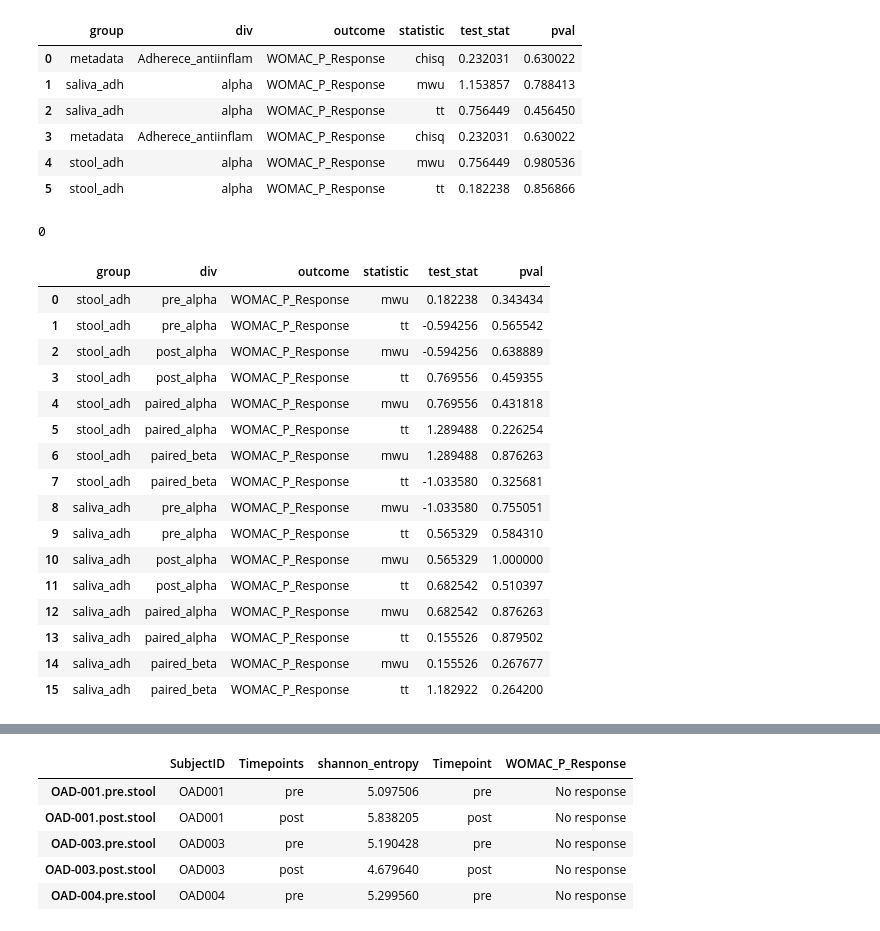
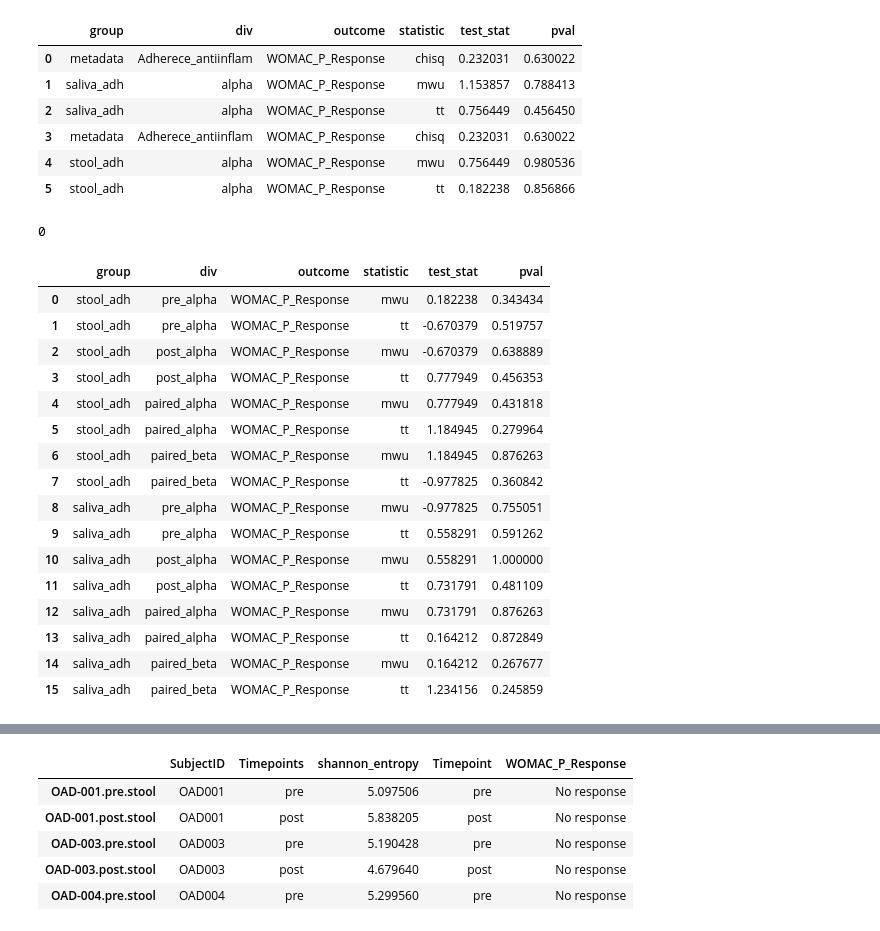
Before and after one commit to kbpi314/oa, a Jupyter notebook: code/oa_v4.ipynb, the cells around one changed output, grey strips where cells are left out. Cells and saved outputs as stored; diff of their text form; code cells hidden in the pictures.

```diff
--- a/code/oa_v4.ipynb
+++ b/code/oa_v4.ipynb
@@ -67,8 +67,11 @@ for t in type_to_ST:
     df_map_type = df_map_type.dropna(how='all',axis=1)
 
     # drop VAD OA 015 because misdx with PsA not OA
+    # drop OAD007 in saliva bc possible contaminants
     if t == 'saliva':
         df_map_type = df_map_type.drop(['VAOAD-015.pre.saliva','VAOAD-015.post.saliva'])
+        # df_map_type = df_map_type.drop(['OAD-007.pre.saliva','OAD-007.post.saliva'])
+
     if t == 'stool':
         df_map_type = df_map_type.drop(['VAOAD-015.pre.stool','VAOAD-015.post.stool'])
 
@@ -82,12 +85,19 @@ for t in type_to_ST:
     df_q2_type.to_csv(path + 'inputs/qiime_mapping_file_' + t + '.tsv', sep='\t')
     df_q2_type = df_q2_type[df_q2_type['Adherece_antiinflam'].isin(['Moderate adherence', 'High adherence','categorical'])]
     df_q2_type.to_csv(path + 'inputs/qiime_mapping_file_' + t + '_adh.tsv', sep='\t')
-    df_q2_type = df_q2_type[df_q2_type['Adherece_antiinflam'].isin(['Moderate adherence', 'High adherence','categorical'])]
+
+    # split by response category
     df_q2_resp = df_q2_type[df_q2_type['WOMAC_P_Response'].isin(['categorical', 'Response'])]
     df_q2_resp.to_csv(path + 'inputs/qiime_mapping_file_' + t + '_adh_response.tsv', sep='\t')
     df_q2_nonresp = df_q2_type[df_q2_type['WOMAC_P_Response'].isin(['categorical', 'No response'])]
     df_q2_nonresp.to_csv(path + 'inputs/qiime_mapping_file_' + t + '_adh_noresponse.tsv', sep='\t')
 
+    # split by timepoint
+    df_q2_pre = df_q2_type[df_q2_type['Timepoint'].isin(['pre','categorical'])]
+    df_q2_pre.to_csv(path + 'inputs/qiime_mapping_file_' + t + '_adh_pre.tsv', sep='\t')
+    df_q2_post = df_q2_type[df_q2_type['Timepoint'].isin(['post', 'categorical'])]
+    df_q2_post.to_csv(path + 'inputs/qiime_mapping_file_' + t + '_adh_post.tsv', sep='\t')
+
 type_to_df_map['stool'].head()
 # %% [output]
 |  | BarcodeSequence | LinkerPrimerSequence | Separate | Timepoint | Together | ContactEmail | ContactName | ... |
@@ -355,7 +365,7 @@ for g in g_test:
         id_0, id_1 = pair_to_ids[p]
         pair_to_dist[p] = df_beta.loc[id_0, id_1]
 
-    df_paired_beta = pd.DataFrame.from_dict(pair_to_dist, orient='index', columns=['Unweighted_Unifrac'])
+    df_paired_beta = pd.DataFrame.from_dict(pair_to_dist, orient='index', columns=['Bray_Curtis'])
     g_to_dfd[g]['paired_beta'] = df_paired_beta
 
 g_to_dfd['stool_adh']['paired_beta'].head()
@@ -494,7 +504,7 @@ d_to_metric = {
     'pre_alpha': 'shannon_entropy',
     'post_alpha': 'shannon_entropy',
     'paired_alpha': 'shannon_entropy_diff',
-    'paired_beta': 'Unweighted_Unifrac',
+    'paired_beta': 'Bray_Curtis' # 'Unweighted_Unifrac',
 }
 group_var = 'Adherece_antiinflam'
 
@@ -594,8 +604,9 @@ for g in g_test:
             arr = append_results(arr, [g,d,o,'mwu',t,p])
 
             t, p = scipy.stats.ttest_ind(df_merge[df_merge[o] == 'Response'][div_metric].values,
-                                            df_merge[df_merge[o] == 'No response'][div_metric].values,
-                                            nan_policy='omit')
+                                         df_merge[df_merge[o] == 'No response'][div_metric].values,
+                                         nan_policy='omit',
+                                         equal_var=False)
 
             arr = append_results(arr, [g,d,o,'tt',t,p])
 
@@ -603,48 +614,48 @@ for g in g_test:
         dfd_to_merge[g][d] = df_merge
 
         # export to Q2
         df_q2_type = df_merge.set_index(['Together'])
         q2_row = pd.Series(data=['categorical' for i in range(len(df_merge.columns))],
                            index=list(df_merge.columns.values), dtype=str, name='#q2:types')
         df_q2_type = pd.concat([q2_row.to_frame().T, df_q2_type])
         df_q2_type.index.name = '#SampleID'
         df_q2_type.index = df_q2_type.index.map(lambda x: x.split('.guma')[0])
         # df_q2_type.to_csv(path + 'inputs/qiime_mapping_file_' + d + '_' + g + '_outcomes.tsv', sep='\t')
 
 df_results = pd.DataFrame.from_dict({
     'group': gs,
     'div': ds,
     'outcome': os,
     'statistic': stats,
     'test_stat': ts,
     'pval': ps
 })
 # df_results.to_csv(path + 'outputs/df_results_diff.tsv', sep='\t')
 
 # df_results.head()
 # the div==alpha results test whether pre-alpha div state associates with pain outcome changes (differences) quartiles
 # the div==paired_alpha and paired_beta test whether the alpha and betas change in a similar way with the pain outcome
 print(len(df_results[df_results['pval'] < 0.05]))
 df_results
 # %% [output]
 0
 |  | group | div | outcome | statistic | test_stat | pval |
 | 0 | stool_adh | pre_alpha | WOMAC_P_Response | mwu | 0.182238 | 0.343434 |
-| 1 | stool_adh | pre_alpha | WOMAC_P_Response | tt | -0.594256 | 0.565542 |
-| 2 | stool_adh | post_alpha | WOMAC_P_Response | mwu | -0.594256 | 0.638889 |
-| 3 | stool_adh | post_alpha | WOMAC_P_Response | tt | 0.769556 | 0.459355 |
-| 4 | stool_adh | paired_alpha | WOMAC_P_Response | mwu | 0.769556 | 0.431818 |
-| 5 | stool_adh | paired_alpha | WOMAC_P_Response | tt | 1.289488 | 0.226254 |
-| 6 | stool_adh | paired_beta | WOMAC_P_Response | mwu | 1.289488 | 0.876263 |
-| 7 | stool_adh | paired_beta | WOMAC_P_Response | tt | -1.033580 | 0.325681 |
-| 8 | saliva_adh | pre_alpha | WOMAC_P_Response | mwu | -1.033580 | 0.755051 |
-| 9 | saliva_adh | pre_alpha | WOMAC_P_Response | tt | 0.565329 | 0.584310 |
-| 10 | saliva_adh | post_alpha | WOMAC_P_Response | mwu | 0.565329 | 1.000000 |
-| 11 | saliva_adh | post_alpha | WOMAC_P_Response | tt | 0.682542 | 0.510397 |
-| 12 | saliva_adh | paired_alpha | WOMAC_P_Response | mwu | 0.682542 | 0.876263 |
-| 13 | saliva_adh | paired_alpha | WOMAC_P_Response | tt | 0.155526 | 0.879502 |
-| 14 | saliva_adh | paired_beta | WOMAC_P_Response | mwu | 0.155526 | 0.267677 |
-| 15 | saliva_adh | paired_beta | WOMAC_P_Response | tt | 1.182922 | 0.264200 |
+| 1 | stool_adh | pre_alpha | WOMAC_P_Response | tt | -0.670379 | 0.519757 |
+| 2 | stool_adh | post_alpha | WOMAC_P_Response | mwu | -0.670379 | 0.638889 |
+| 3 | stool_adh | post_alpha | WOMAC_P_Response | tt | 0.777949 | 0.456353 |
+| 4 | stool_adh | paired_alpha | WOMAC_P_Response | mwu | 0.777949 | 0.431818 |
+| 5 | stool_adh | paired_alpha | WOMAC_P_Response | tt | 1.184945 | 0.279964 |
+| 6 | stool_adh | paired_beta | WOMAC_P_Response | mwu | 1.184945 | 0.876263 |
+| 7 | stool_adh | paired_beta | WOMAC_P_Response | tt | -0.977825 | 0.360842 |
+| 8 | saliva_adh | pre_alpha | WOMAC_P_Response | mwu | -0.977825 | 0.755051 |
+| 9 | saliva_adh | pre_alpha | WOMAC_P_Response | tt | 0.558291 | 0.591262 |
+| 10 | saliva_adh | post_alpha | WOMAC_P_Response | mwu | 0.558291 | 1.000000 |
+| 11 | saliva_adh | post_alpha | WOMAC_P_Response | tt | 0.731791 | 0.481109 |
+| 12 | saliva_adh | paired_alpha | WOMAC_P_Response | mwu | 0.731791 | 0.876263 |
+| 13 | saliva_adh | paired_alpha | WOMAC_P_Response | tt | 0.164212 | 0.872849 |
+| 14 | saliva_adh | paired_beta | WOMAC_P_Response | mwu | 0.164212 | 0.267677 |
+| 15 | saliva_adh | paired_beta | WOMAC_P_Response | tt | 1.234156 | 0.245859 |
 # %%
 # test if the differences in diversity are significantly different from 0 for paired alpha
 for g in g_test:
```
Also changed, not shown: parts of 20 cells of this notebook, 4 other files.
